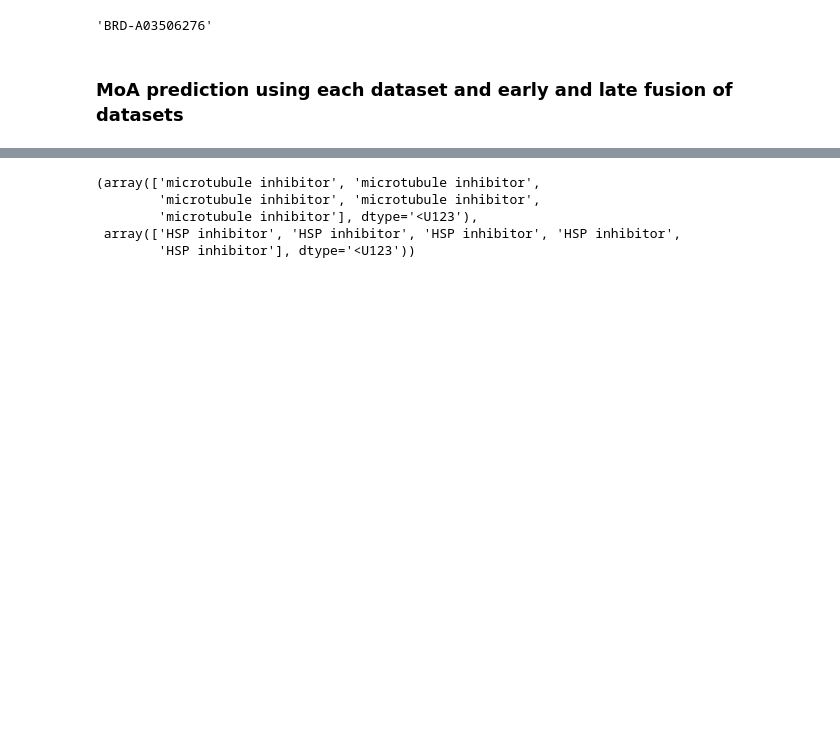
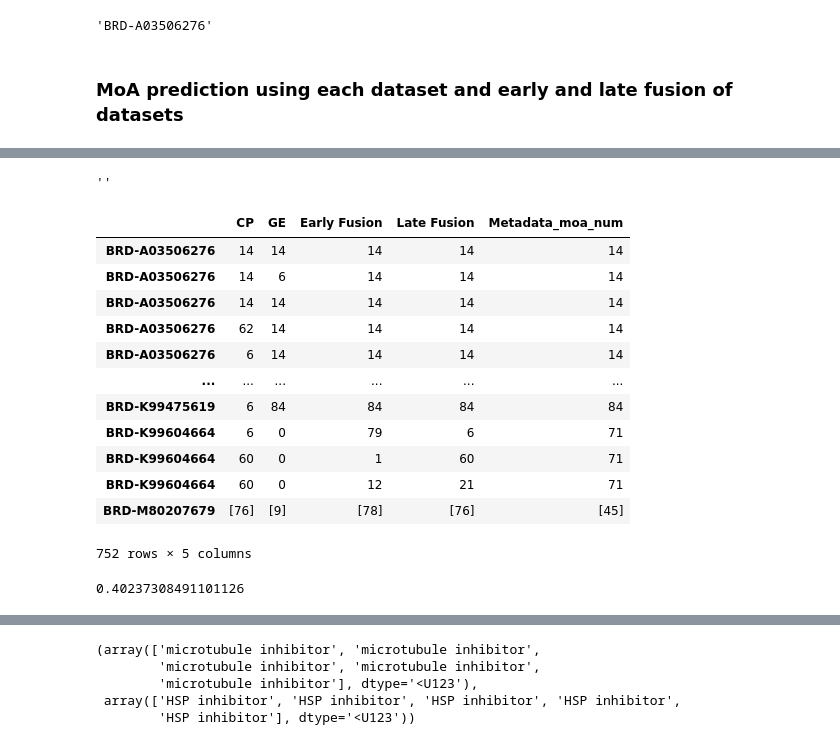
Before and after one commit to carpenter-singh-lab/2022_Haghighi_NatureMethods, a Jupyter notebook: 2-Modality_Integration.ipynb, the cells around one changed output, grey strips where cells are left out. Saved outputs shown, nothing was run; the diff lists cells and outputs as text; code cells hidden in the pictures; blank space fills up the shorter version.

```diff
--- a/2-Modality_Integration.ipynb
+++ b/2-Modality_Integration.ipynb
@@ -475,6 +426,7 @@ filteredMOAs.loc[test_index,'Compounds'].unique()[0]
 # %% [markdown]
 ### MoA prediction using each dataset and early and late fusion of datasets
 # %%
+from sklearn.metrics import f1_score
 from sklearn.utils import class_weight
 from sklearn.naive_bayes import GaussianNB,ComplementNB
 from sklearn.metrics import accuracy_score
@@ -488,7 +440,8 @@ from sklearn.model_selection import cross_val_score, cross_val_predict, GroupKFo
 # filteredMOAs=domXdata[domXdata[pertColName].isin(IDs4filteredMOAs)].reset_index(drop=True)
 # filteredMOAs['Metadata_moa_num']=le.transform(filteredMOAs[moa_col].tolist())
 
-moa_pred_res=pd.DataFrame(index=filteredMOAs['Compounds'].values,columns=['CP','GE','Early Fusion','Late Fusion'])
+moa_pred_res=pd.DataFrame(index=filteredMOAs['Compounds'].values,columns=['CP','GE','Early Fusion',\
+                                                                          'Late Fusion','Metadata_moa_num'])
 
 # n_of_random_sel=20
 # n_of_random_sel=50
@@ -514,15 +467,15 @@ i=0
 # for train_index0, test_index in gkf.split(filteredMOAs, groups=group_labels):
 for train_index, test_index in logo.split(filteredMOAs, groups=group_labels):
     print('rand ',i)
-
+    i+=1
 
 #     data_train = filteredMOAs.loc[train_index,domXfeats].values;
     labels_train=filteredMOAs.loc[train_index,'Metadata_moa_num'].tolist()
-    print(filteredMOAs.loc[train_index,'Metadata_moa_num'].unique().shape)
+#     print(filteredMOAs.loc[train_index,'Metadata_moa_num'].unique().shape)
 
 #     data_test = filteredMOAs.loc[test_index,domXfeats].values;
     labels_test=filteredMOAs.loc[test_index,'Metadata_moa_num'].tolist()
-    print(filteredMOAs.loc[test_index,'Metadata_moa_num'].unique().shape)
+#     print(filteredMOAs.loc[test_index,'Metadata_moa_num'].unique().shape)
 
     class_weightt = class_weight.compute_class_weight(class_weight='balanced',classes=np.unique(labels_train),y=labels_train)
 #         model_tr = RandomForestClassifier(n_estimators=10,max_features=100,class_weight="balanced")
@@ -538,25 +491,32 @@ for train_index, test_index in logo.split(filteredMOAs, groups=group_labels):
 #         model_tr = GaussianNB()
 #         model_tr = ComplementNB()
 
+#         model_tr = RandomForestClassifier(n_estimators=10)
         model_tr = LogisticRegression(multi_class='multinomial',n_jobs=1,max_iter=1000,class_weight="balanced")
         model_tr.fit(dt_train,labels_train)
 
-        accc=model_tr.score(dt_test,labels_test)
-
-        moa_pred_res.loc[filteredMOAs.loc[test_index,'Compounds'].unique()[0],col]=accc*100
+#         accc=model_tr.score(dt_test,labels_test)
+#         print(model_tr.predict(dt_test))
+#         accc=f1_score(labels_test,model_tr.predict(dt_test), average='weighted')
+        moa_pred_res.loc[filteredMOAs.loc[test_index,'Compounds'].unique()[0],col]=model_tr.predict(dt_test)
+#         moa_pred_res.loc[filteredMOAs.loc[test_index,'Compounds'].unique()[0],col]=accc*100
         probs.append(model_tr.predict_proba(dt_test))
 
 #     labels_lateFusion=list(np.argmax((probs[0]+probs[1])/2,axis=1))
     labels_lateFusion=model_tr.classes_[np.argmax((probs[0]+probs[1])/2,axis=1)]
     moa_pred_res.loc[filteredMOAs.loc[test_index,'Compounds'].unique()[0],'Late Fusion']=\
-    accuracy_score(labels_test,labels_lateFusion)*100
+    labels_lateFusion
+    moa_pred_res.loc[filteredMOAs.loc[test_index,'Compounds'].unique()[0],'Metadata_moa_num']=\
+    labels_test
+#     f1_score(labels_test,labels_lateFusion, average='weighted')*100
+#     accuracy_score(labels_test,labels_lateFusion)*100
 
-
+moa_pred_res['Metadata_moa_num']=moa_pred_res.Metadata_moa_num.apply(lambda x: int(x[0]) if type(x)==list else x)
 print(moa_pred_res.mean())
 
 
 filename=results_dir+'/MoAprediction/pred_moa.xlsx'
-saveAsNewSheetToExistingFile(filename,moa_pred_res,'fuseConcat-'+dataset+'-'+profTypeAbbrev+'-'+f)
+saveAsNewSheetToExistingFile(filename,moa_pred_res,'fuseConcat-'+dataset+'-'+profTypeAbbrev+'-'+f+'-predictions-RF')
 
 # print('Accuracy: ',r, np.mean(Acc_list)*100)
 # %% [output]
@@ -579,0 +646,9 @@ fuseConcat-LINCS-nfsd-filt  saved!
+# %%
+# moa_pred_res.loc[filteredMOAs.loc[test_index,'Compounds'].unique()[0],col]
+# moa_pred_res,moa_pred_res
+# filteredMOAs
+# saveAsNewSheetToExistingFile(filename,moa_pred_res,'fuseConcat-'+dataset+'-'+profTypeAbbrev+'-'+f+'-predictions')
+# moa_pred_res['CP']
+f
+# %% [output]
+''
@@ -579,0 +657,23 @@ fuseConcat-LINCS-nfsd-filt  saved!
+# %%
+moa_pred_res
+# %% [output]
+|  | CP | GE | Early Fusion | Late Fusion | Metadata_moa_num |
+| BRD-A03506276 | 14 | 14 | 14 | 14 | 14 |
+| BRD-A03506276 | 14 | 6 | 14 | 14 | 14 |
+| BRD-A03506276 | 14 | 14 | 14 | 14 | 14 |
+| BRD-A03506276 | 62 | 14 | 14 | 14 | 14 |
+| BRD-A03506276 | 6 | 14 | 14 | 14 | 14 |
+| ... | ... | ... | ... | ... | ... |
+| BRD-K99475619 | 6 | 84 | 84 | 84 | 84 |
+| BRD-K99604664 | 6 | 0 | 79 | 6 | 71 |
+| BRD-K99604664 | 60 | 0 | 1 | 60 | 71 |
+| BRD-K99604664 | 60 | 0 | 12 | 21 | 71 |
+| BRD-M80207679 | [76] | [9] | [78] | [76] | [45] |
+752 rows × 5 columns
+# %%
+# moa_pred_res['Compounds']=moa_pred_res.index
+# moa_pred_res
+moa_pred_res['Metadata_moa_num2']=moa_pred_res.Metadata_moa_num.apply(lambda x: int(x[0]) if type(x)==list else x)
+f1_score(moa_pred_res['Early Fusion'].values.astype(int),moa_pred_res.Metadata_moa_num2.values, average='weighted')
+# %% [output]
+0.40237308491101126
```
Also changed, not shown: parts of 29 cells of this notebook, 3 other files.
